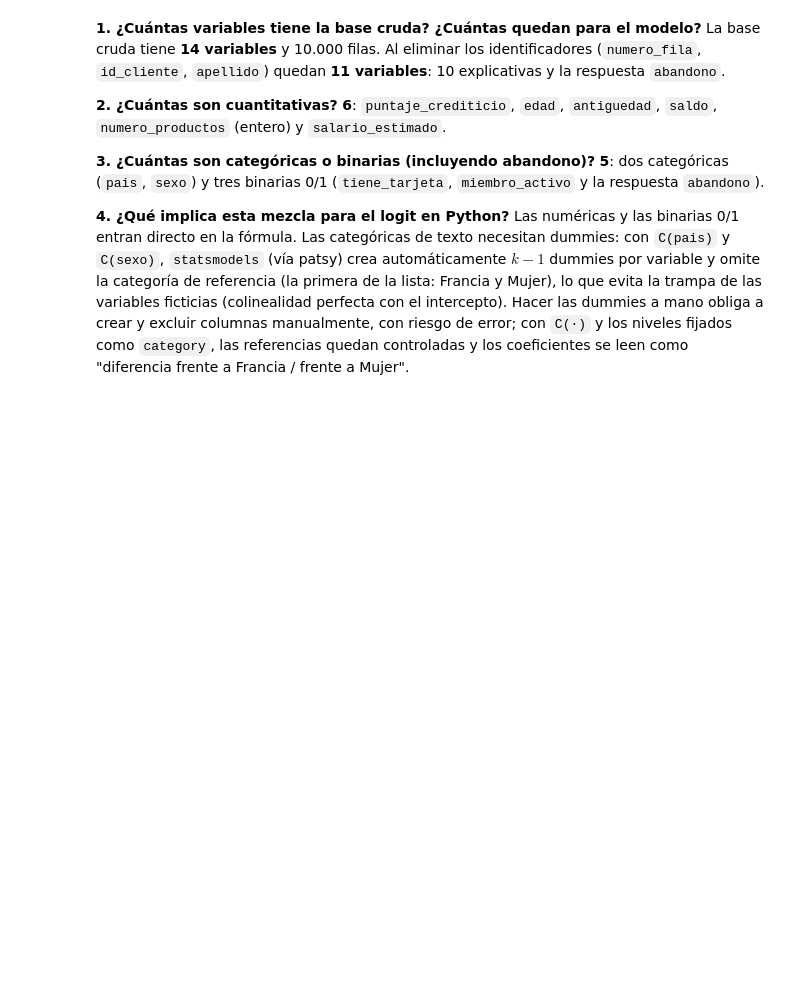
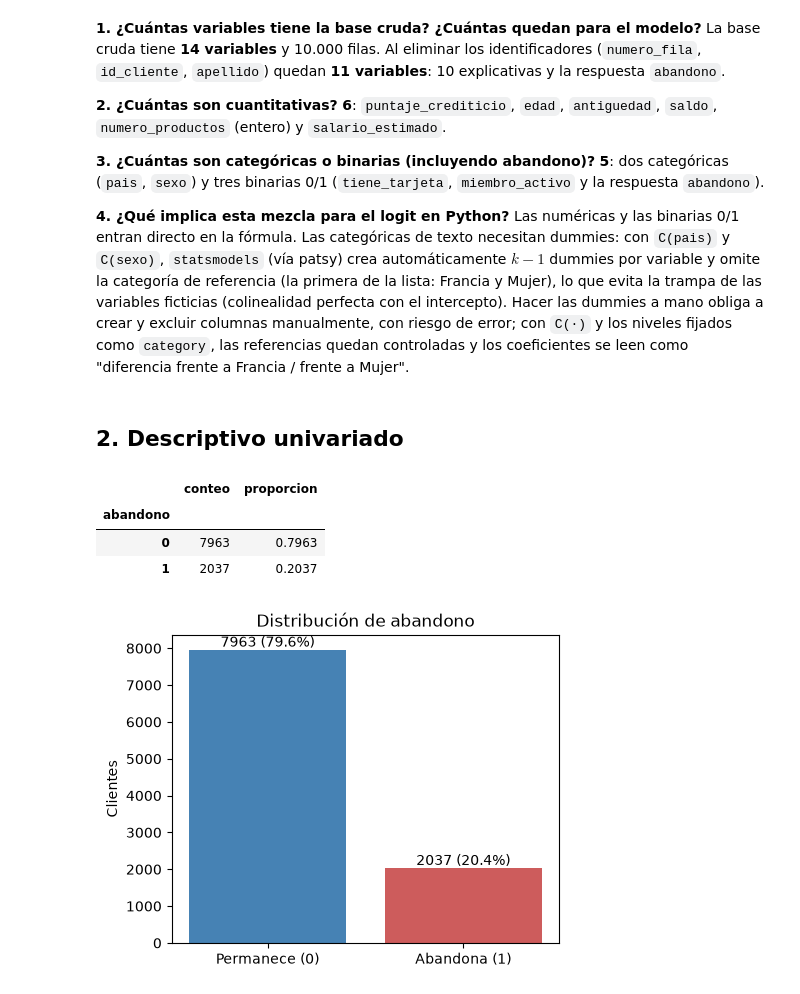
Before and after one commit to camig0516/Taller_2_ML_Clase_9, a Jupyter notebook: Taller_Abandono_Producto_Financiero.ipynb, the cells around one changed output. Saved outputs shown, nothing was run; the diff lists cells and outputs as text; code cells hidden in the pictures; blank space fills up the shorter version.

Commit message:
Punto 2: descriptivo univariado

```diff
--- a/Taller_Abandono_Producto_Financiero.ipynb
+++ b/Taller_Abandono_Producto_Financiero.ipynb
@@ -91,3 +91,25 @@ La base cruda tiene **14 variables** y 10.000 filas. Al eliminar los identificad
 
 **4. ¿Qué implica esta mezcla para el logit en Python?**
 Las numéricas y las binarias 0/1 entran directo en la fórmula. Las categóricas de texto necesitan dummies: con `C(pais)` y `C(sexo)`, `statsmodels` (vía patsy) crea automáticamente $k-1$ dummies por variable y omite la categoría de referencia (la primera de la lista: Francia y Mujer), lo que evita la trampa de las variables ficticias (colinealidad perfecta con el intercepto). Hacer las dummies a mano obliga a crear y excluir columnas manualmente, con riesgo de error; con `C(·)` y los niveles fijados como `category`, las referencias quedan controladas y los coeficientes se leen como "diferencia frente a Francia / frente a Mujer".
+# %% [markdown]
+## 2. Descriptivo univariado
+# %%
+conteo = df["abandono"].value_counts().sort_index()
+prop = df["abandono"].value_counts(normalize=True).sort_index()
+tabla_y = pd.DataFrame({"conteo": conteo, "proporcion": prop})
+tabla_y
+# %% [output]
+|  | conteo | proporcion |
+| abandono |  |  |
+| 0 | 7963 | 0.7963 |
+| 1 | 2037 | 0.2037 |
+# %%
+fig, ax = plt.subplots(figsize=(5, 4))
+ax.bar(["Permanece (0)", "Abandona (1)"], conteo.values, color=["steelblue", "indianred"])
+for i, v in enumerate(conteo.values):
+    ax.text(i, v + 80, f"{v} ({prop.values[i]:.1%})", ha="center")
+ax.set_ylabel("Clientes")
+ax.set_title("Distribución de abandono")
+plt.show()
+# %% [output]
+[figure, added]
```
Also changed, not shown: parts of 4 cells of this notebook.
